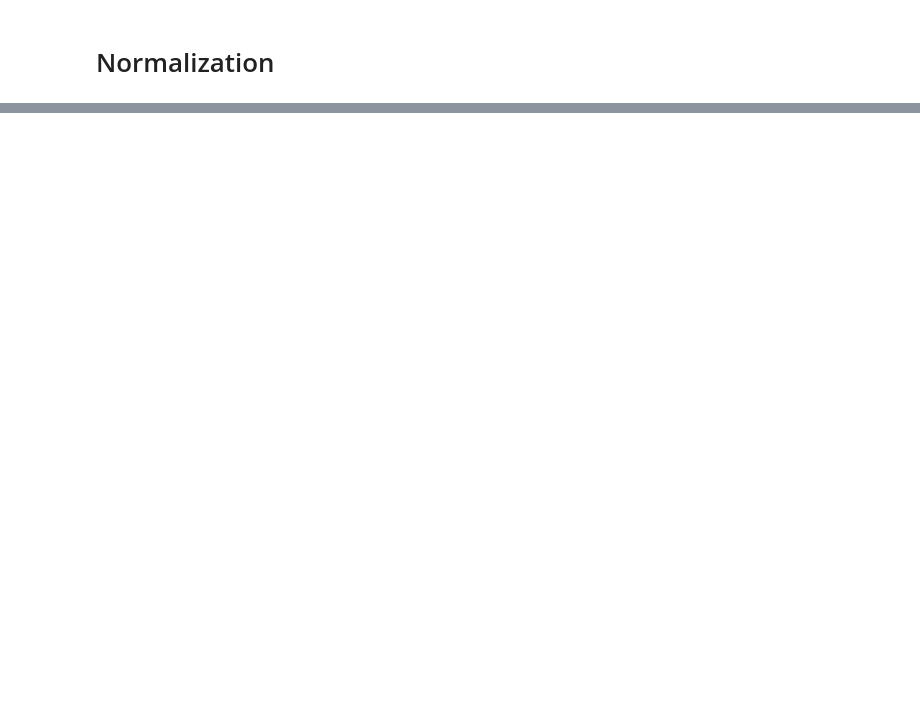
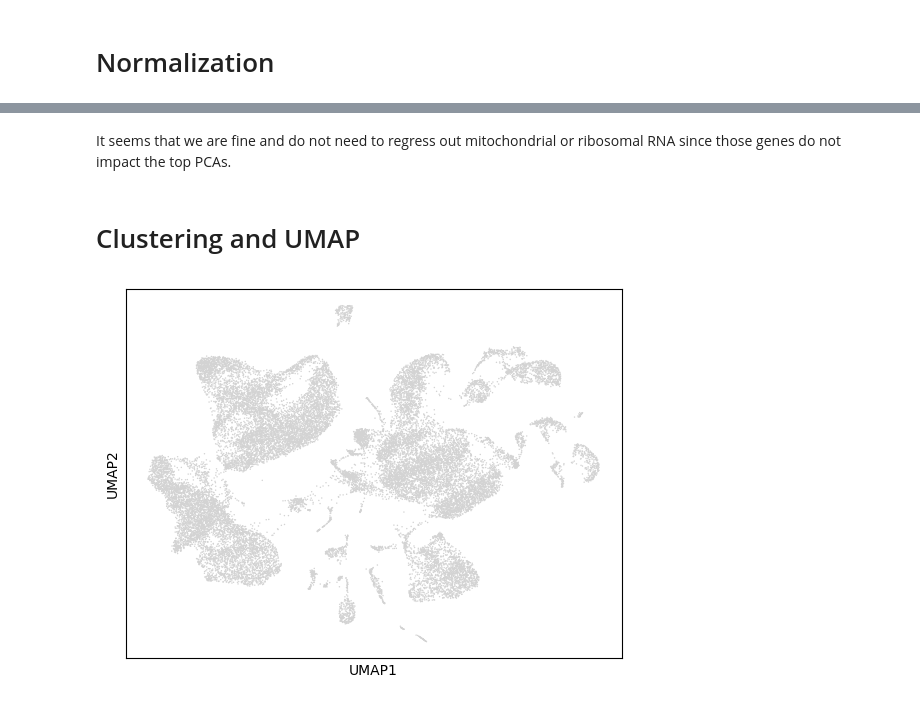
Before and after one commit to ThorstenCodes/scRNAseq-selfproject-pancreatitis, a Jupyter notebook: Pancreatitis_Reanalysis.ipynb, the cells around one changed output, grey strips where cells are left out. Cells and saved outputs as stored; diff of their text form; code cells hidden in the pictures; blank space fills up the shorter version.

```diff
--- a/Pancreatitis_Reanalysis.ipynb
+++ b/Pancreatitis_Reanalysis.ipynb
@@ -522,0 +613,4 @@ View of AnnData object with n_obs × n_vars = 26752 × 17902
+# %% [markdown]
+It seems that we are fine and do not need to regress out mitochondrial or ribosomal RNA since those genes do not impact the top PCAs.
+# %% [markdown]
+# Clustering and UMAP
@@ -522,0 +622,4 @@ View of AnnData object with n_obs × n_vars = 26752 × 17902
+# %%
+sc.pl.umap(adata)
+# %% [output]
+[figure, added]
```
Also changed, not shown: parts of 45 cells of this notebook.
